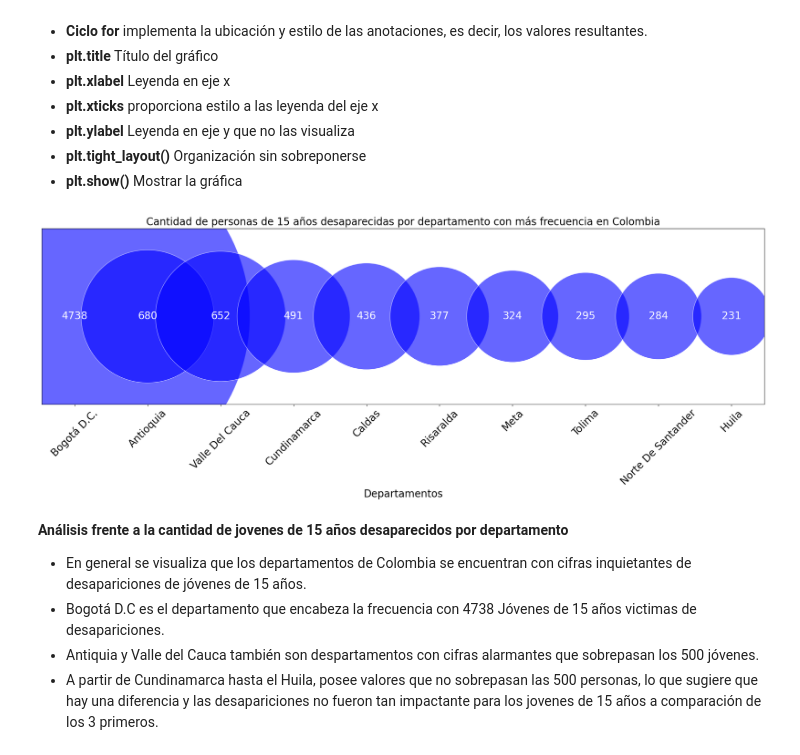
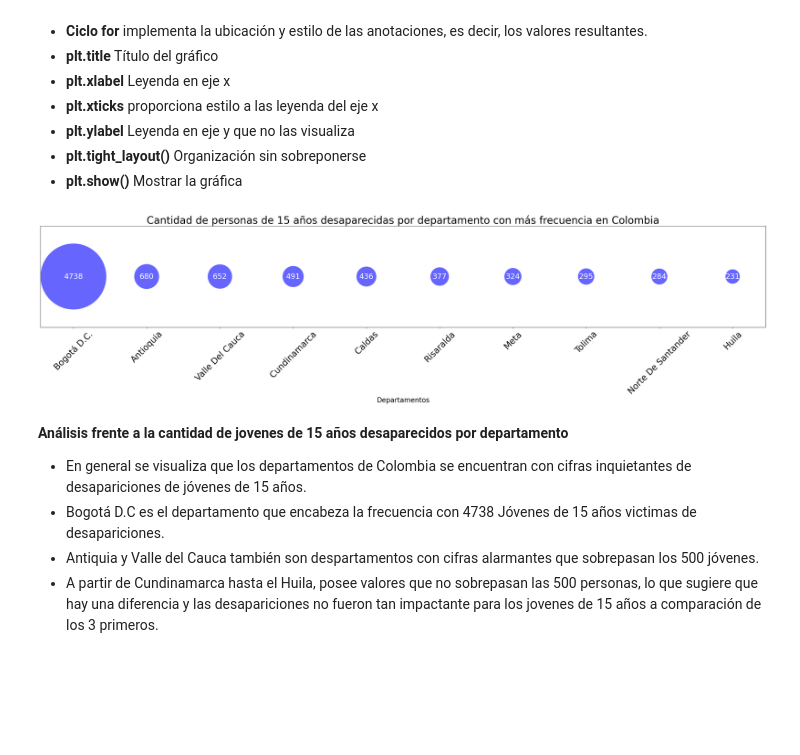
Before and after one commit to LinaBonillRincon/Analisis_Desaparecidos, a Jupyter notebook: Analisis_Desaparecidos.ipynb, the cells around one changed output. Drawn from its saved outputs; the diff is of its cells as text; code cells hidden in the pictures; blank space fills up the shorter version.

Commit message:
Se creó con Colab con modificación de gráfica "Cantidad de personas de 15 años desaparecidas por departamento con más frecuencia en Colombia"

```diff
--- a/Analisis_Desaparecidos.ipynb
+++ b/Analisis_Desaparecidos.ipynb
@@ -937,25 +937,25 @@ Al observar gráficas anteriores se detalla que los jóvenes de 15 años son las
 # %%
 colombia_data_15 =desaparecidos_df_copia[desaparecidos_df_copia['Edad'] == 15].copy()
 frecuencia_departamentos_15 = colombia_data_15 ['Departamento_desaparición'].value_counts()
 
 frecuencia_departamentos_15=frecuencia_departamentos_15.head(10)
-plt.figure(figsize=(20, 8))
+plt.figure(figsize=(30, 8))
 x_positions = range(len(frecuencia_departamentos_15))
 # Crear el gráfico de burbujas
-plt.scatter(x_positions, [1] * len(frecuencia_departamentos_15), s=frecuencia_departamentos_15.values * 100, alpha=0.6, edgecolors="w", color='blue')
+plt.scatter(x_positions, [1] * len(frecuencia_departamentos_15), s=frecuencia_departamentos_15.values*8, alpha=0.6, edgecolors="w", color='blue')
 
 # Agregar anotaciones para cada burbuja
 for i, value in enumerate(frecuencia_departamentos_15.values):
-    plt.annotate(f'{value}', (i, 1), ha='center', va='center', fontsize=20, color='white')
+    plt.annotate(f'{value}', (i, 1), ha='center', va='center', fontsize=22, color='white')
 
-plt.title('Cantidad de personas de 15 años desaparecidas por departamento con más frecuencia en Colombia', fontsize=20)
+plt.title('Cantidad de personas de 15 años desaparecidas por departamento con más frecuencia en Colombia', fontsize=30)
 plt.xlabel('Departamentos', fontsize=20)
-plt.xticks(x_positions, frecuencia_departamentos_15.index, rotation=45, fontsize=20)
+plt.xticks(x_positions, frecuencia_departamentos_15.index, rotation=45, fontsize=25)
 plt.yticks([])  # Ocultar el eje yd
 plt.tight_layout()
 plt.show()
 # %% [output]
-[figure, old version]
+[figure, new version]
 # %% [markdown]
 **Análisis frente a la cantidad de jovenes de 15 años desaparecidos por departamento**
 
```
